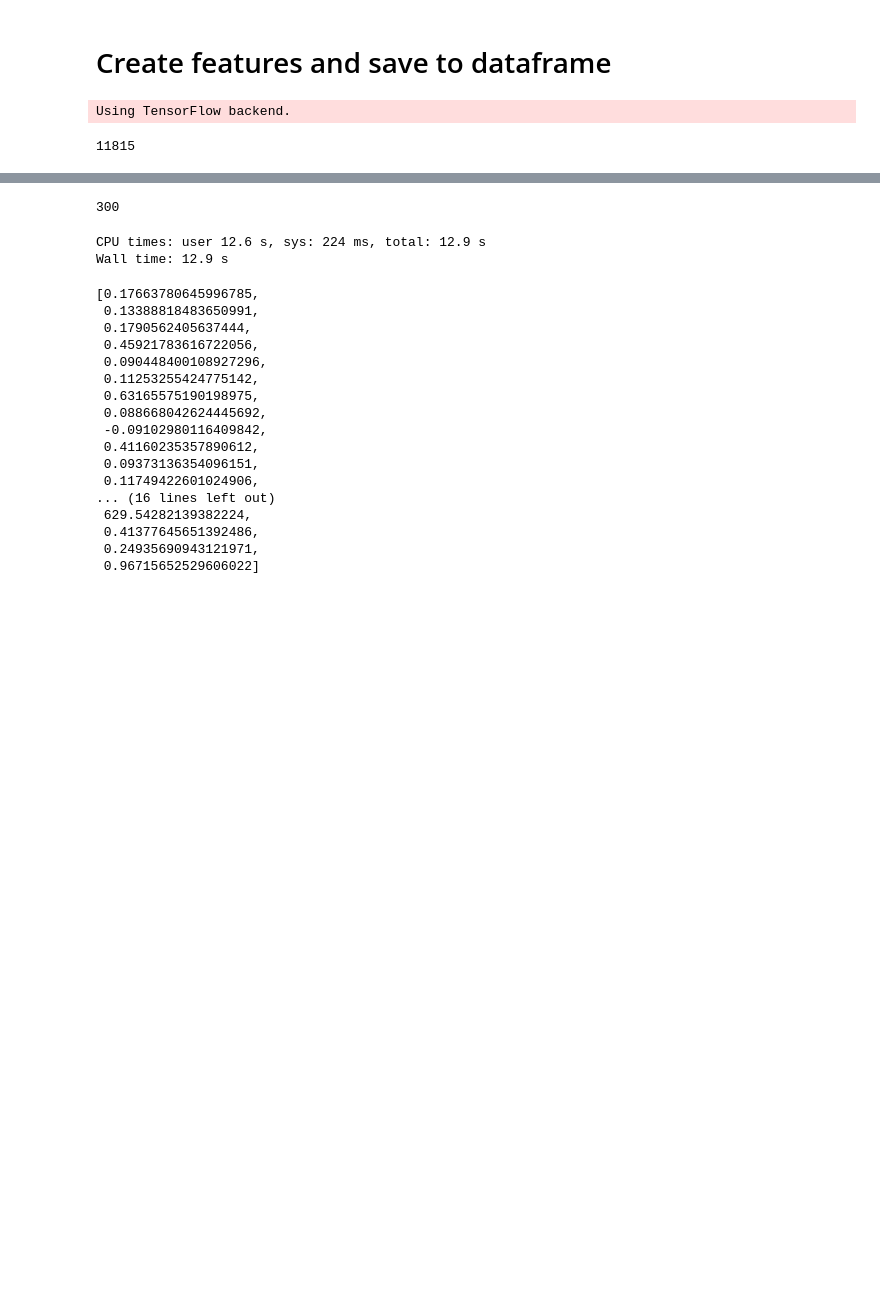
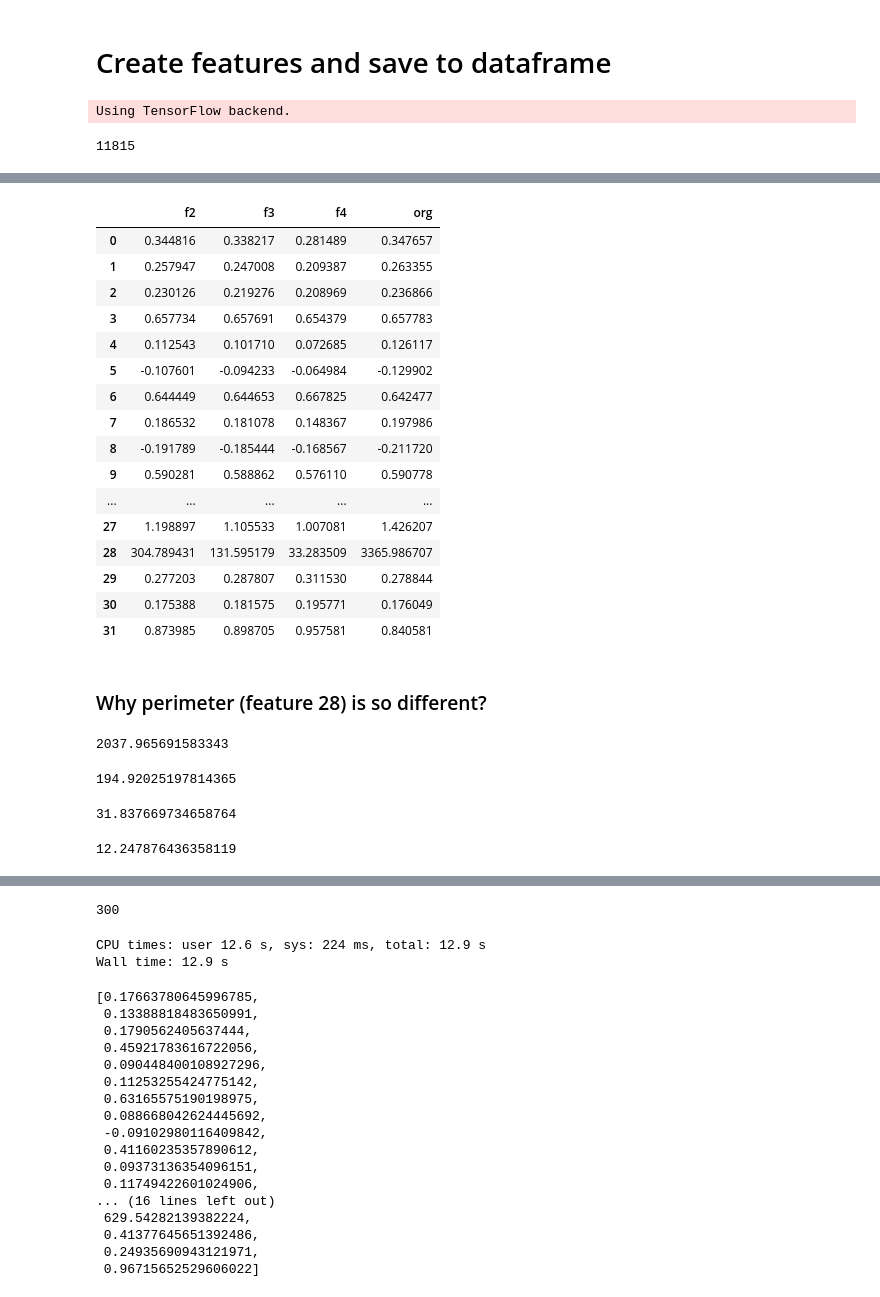
Before and after one commit to karino2/ClassSim, a Jupyter notebook: GMM_similarity.ipynb, the cells around one changed output, grey strips where cells are left out. Cells and saved outputs as stored; diff of their text form; code cells hidden in the pictures; blank space fills up the shorter version.

```diff
--- a/GMM_similarity.ipynb
+++ b/GMM_similarity.ipynb
@@ -225,0 +339,3 @@ sfiles = files[0:100]
+# %%
+%%time
+org = get_tile_features(3, 3, img, img_gray, img_binary)
@@ -225,0 +345,3 @@ sfiles = files[0:100]
+# %%
+%%time
+f2 = get_tile_features(3, 3, img2, img2_gray, img2_binary)
@@ -225,0 +351,3 @@ sfiles = files[0:100]
+# %%
+%%time
+f3 = get_tile_features(3, 3, img3, img3_gray, img3_binary)
@@ -225,0 +357,3 @@ sfiles = files[0:100]
+# %%
+%%time
+f4 = get_tile_features(3, 3, img4, img4_gray, img4_binary)
@@ -225,0 +379,38 @@ sfiles = files[0:100]
+# %%
+pd.DataFrame({"f2":f2, "f3":f3, "f4":f4, "org":org})
+# %% [output]
+|  | f2 | f3 | f4 | org |
+| 0 | 0.344816 | 0.338217 | 0.281489 | 0.347657 |
+| 1 | 0.257947 | 0.247008 | 0.209387 | 0.263355 |
+| 2 | 0.230126 | 0.219276 | 0.208969 | 0.236866 |
+| 3 | 0.657734 | 0.657691 | 0.654379 | 0.657783 |
+| 4 | 0.112543 | 0.101710 | 0.072685 | 0.126117 |
+| 5 | -0.107601 | -0.094233 | -0.064984 | -0.129902 |
+| 6 | 0.644449 | 0.644653 | 0.667825 | 0.642477 |
+| 7 | 0.186532 | 0.181078 | 0.148367 | 0.197986 |
+| 8 | -0.191789 | -0.185444 | -0.168567 | -0.211720 |
+| 9 | 0.590281 | 0.588862 | 0.576110 | 0.590778 |
+| ... | ... | ... | ... | ... |
+| 27 | 1.198897 | 1.105533 | 1.007081 | 1.426207 |
+| 28 | 304.789431 | 131.595179 | 33.283509 | 3365.986707 |
+| 29 | 0.277203 | 0.287807 | 0.311530 | 0.278844 |
+| 30 | 0.175388 | 0.181575 | 0.195771 | 0.176049 |
+| 31 | 0.873985 | 0.898705 | 0.957581 | 0.840581 |
+# %% [markdown]
+### Why perimeter (feature 28) is so different?
+# %%
+skimage.measure.perimeter(img4_binary)
+# %% [output]
+2037.965691583343
+# %%
+skimage.measure.perimeter(img_binary)/skimage.measure.perimeter(img4_binary)
+# %% [output]
+194.92025197814365
+# %%
+skimage.measure.perimeter(img_binary)/skimage.measure.perimeter(img3_binary)
+# %% [output]
+31.837669734658764
+# %%
+skimage.measure.perimeter(img_binary)/skimage.measure.perimeter(img2_binary)
+# %% [output]
+12.247876436358119
```
Also changed, not shown: parts of 78 cells of this notebook.
